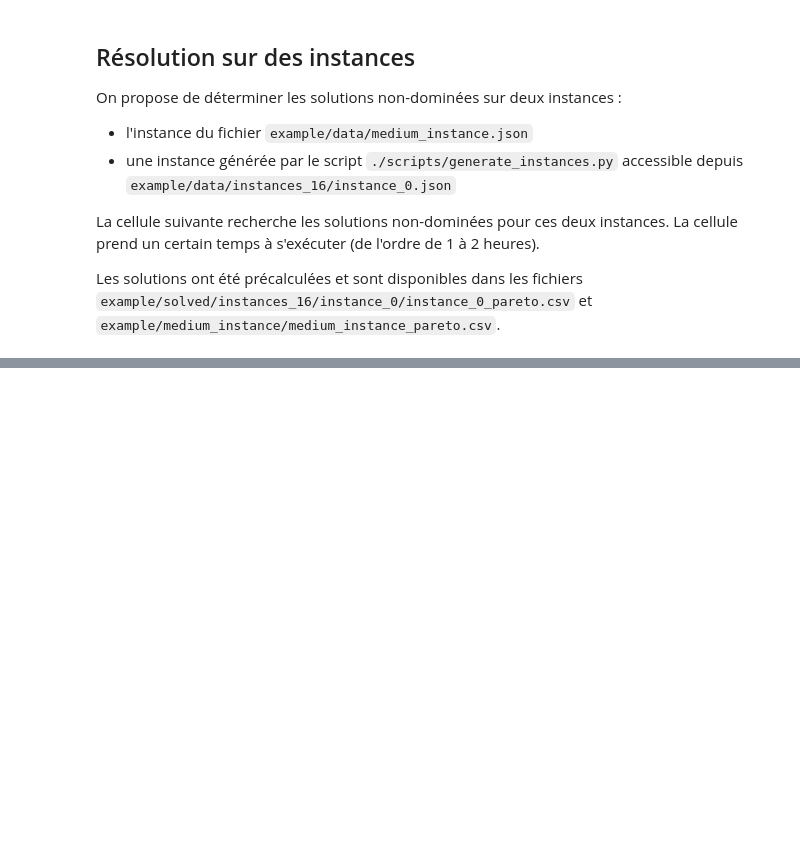
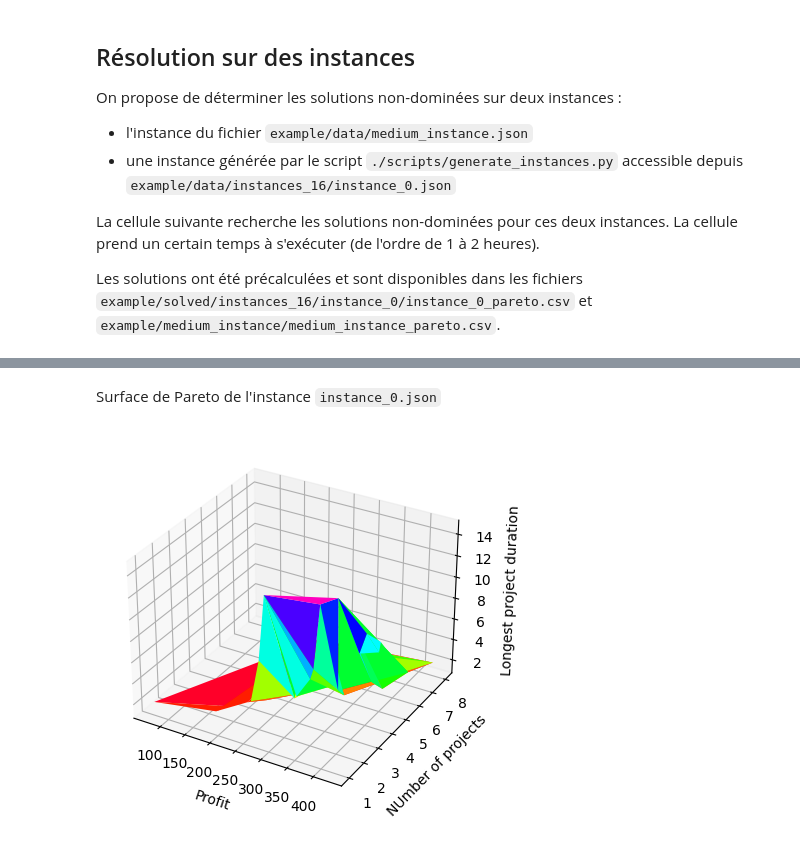
Before and after one commit to noblotni/workforce_scheduling, a Jupyter notebook: example/demo._workforce_scheduling.ipynb, the cells around one changed output, grey strips where cells are left out. Drawn from its saved outputs; the diff is of its cells as text; code cells hidden in the pictures; blank space fills up the shorter version.

```diff
--- a/example/demo._workforce_scheduling.ipynb
+++ b/example/demo._workforce_scheduling.ipynb
@@ -31,0 +43,7 @@ Les solutions ont été précalculées et sont disponibles dans les fichiers `ex
+# %% [markdown]
+Surface de Pareto de l'instance `instance_0.json`
+# %%
+generated_pareto_df = pd.read_csv(Path("./solved/instances_16/instance_0/instance_0_pareto.csv"))
+plot_pareto_surface(generated_pareto_df)
+# %% [output]
+[figure, added]
```
Also changed, not shown: parts of 9 cells of this notebook, 3 other files.
